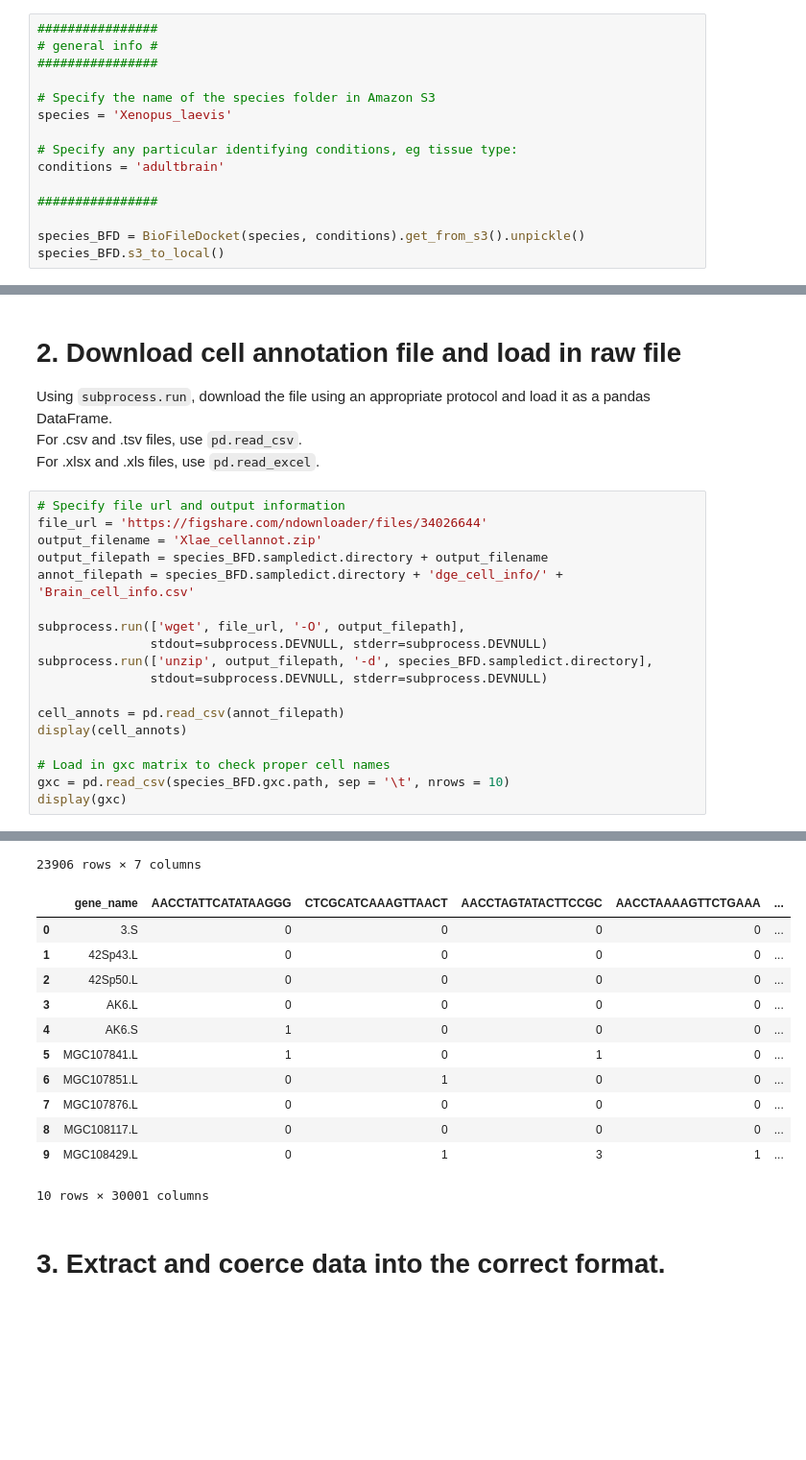
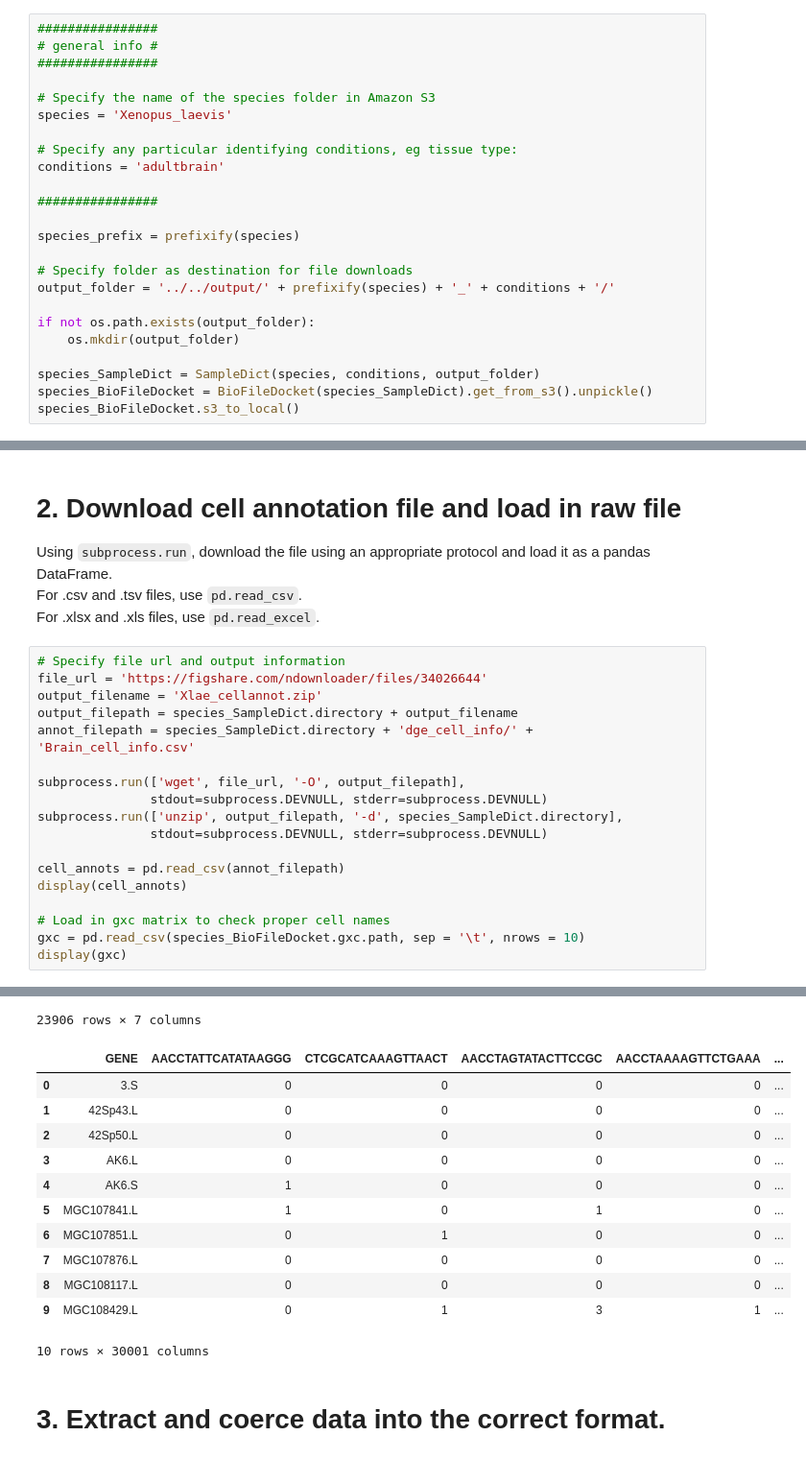
Before and after one commit to Arcadia-Science/glial-origins, a Jupyter notebook: notebooks/Xlae_adultbrain/a_Xlae_adultbrain_cellannot_downloading.ipynb, the cells around one changed output, grey strips where cells are left out. Shown at 96% size. Cells and saved outputs as stored; diff of their text form; blank space fills up the shorter version.

```diff
--- a/notebooks/Xlae_adultbrain/a_Xlae_adultbrain_cellannot_downloading.ipynb
+++ b/notebooks/Xlae_adultbrain/a_Xlae_adultbrain_cellannot_downloading.ipynb
@@ -58,6 +61,15 @@ conditions = 'adultbrain'
 
 ################
 
-species_BFD = BioFileDocket(species, conditions).get_from_s3().unpickle()
-species_BFD.s3_to_local()
+species_prefix = prefixify(species)
+
+# Specify folder as destination for file downloads
+output_folder = '../../output/' + prefixify(species) + '_' + conditions + '/'
+
+if not os.path.exists(output_folder):
+    os.mkdir(output_folder)
+
+species_SampleDict = SampleDict(species, conditions, output_folder)
+species_BioFileDocket = BioFileDocket(species_SampleDict).get_from_s3().unpickle()
+species_BioFileDocket.s3_to_local()
 # %% [output]
@@ -89,36 +97,36 @@ For .xlsx and .xls files, use `pd.read_excel`.
 # %%
 # Specify file url and output information
 file_url = 'https://figshare.com/ndownloader/files/34026644'
 output_filename = 'Xlae_cellannot.zip'
-output_filepath = species_BFD.sampledict.directory + output_filename
-annot_filepath = species_BFD.sampledict.directory + 'dge_cell_info/' + 'Brain_cell_info.csv'
+output_filepath = species_SampleDict.directory + output_filename
+annot_filepath = species_SampleDict.directory + 'dge_cell_info/' + 'Brain_cell_info.csv'
 
 subprocess.run(['wget', file_url, '-O', output_filepath],
                stdout=subprocess.DEVNULL, stderr=subprocess.DEVNULL)
-subprocess.run(['unzip', output_filepath, '-d', species_BFD.sampledict.directory],
+subprocess.run(['unzip', output_filepath, '-d', species_SampleDict.directory],
                stdout=subprocess.DEVNULL, stderr=subprocess.DEVNULL)
 
 cell_annots = pd.read_csv(annot_filepath)
 display(cell_annots)
 
 # Load in gxc matrix to check proper cell names
-gxc = pd.read_csv(species_BFD.gxc.path, sep = '\t', nrows = 10)
+gxc = pd.read_csv(species_BioFileDocket.gxc.path, sep = '\t', nrows = 10)
 display(gxc)
 # %% [output]
 |  | Unnamed: 0 | tSNE_1 | tSNE_2 | cluster | stage | celltype | cellID |
 | 0 | Brain1_3.25.CTGTGTGATCTTGTGGTA | -25.083085 | -1.615592 | 6 | Adult | GABAergic neuron_tac1 high | Brain1_3.25.CTGTGTGATCTTGTGGTA |
 | 1 | Brain1_3.25.ACAATACCTAGAAATAAA | -41.017949 | 17.559271 | 2 | Adult | Myelinating oligodendrocyte proge... | Brain1_3.25.ACAATACCTAGAAATAAA |
 | 2 | Brain1_3.25.TGCGGATAGAGACCTTTC | -12.190198 | -3.974513 | 19 | Adult | Excitatory neuron_zbtb18 high | Brain1_3.25.TGCGGATAGAGACCTTTC |
 | 3 | Brain1_3.25.GAGGAGATGGCGCGAGTA | -10.871158 | -0.184952 | 19 | Adult | Excitatory neuron_zbtb18 high | Brain1_3.25.GAGGAGATGGCGCGAGTA |
 | 4 | Brain1_3.25.TTAACTAAAGTTAACGCC | -10.116023 | -0.098181 | 19 | Adult | Excitatory neuron_zbtb18 high | Brain1_3.25.TTAACTAAAGTTAACGCC |
 | ... | ... | ... | ... | ... | ... | ... | ... |
 | 23901 | Brain4_4.25.ATCAACTGAAGCGCGTGC | 46.084537 | -6.320718 | 12 | Adult | Thyrotroph cell | Brain4_4.25.ATCAACTGAAGCGCGTGC |
 | 23902 | Brain4_4.25.TGCAATGCGTGCAAAGTT | 16.626571 | 9.189624 | 15 | Adult | Growth hormone cell_Rp high | Brain4_4.25.TGCAATGCGTGCAAAGTT |
 | 23903 | Brain4_4.25.GCTCAAAACCTAGCGTGC | -10.361278 | 23.647850 | 1 | Adult | Gonadotroph cell_cga high | Brain4_4.25.GCTCAAAACCTAGCGTGC |
 | 23904 | Brain4_4.25.TCGTAACGTATTGCGTGC | -14.885559 | 18.001137 | 1 | Adult | Gonadotroph cell_cga high | Brain4_4.25.TCGTAACGTATTGCGTGC |
 | 23905 | Brain4_4.25.CCGACGCTGAAAGCGTGC | 3.604502 | 38.282519 | 1 | Adult | Gonadotroph cell_cga high | Brain4_4.25.CCGACGCTGAAAGCGTGC |
 23906 rows × 7 columns
-|  | gene_name | AACCTATTCATATAAGGG | CTCGCATCAAAGTTAACT | AACCTAGTATACTTCCGC | AACCTAAAAGTTCTGAAA | ... |
+|  | GENE | AACCTATTCATATAAGGG | CTCGCATCAAAGTTAACT | AACCTAGTATACTTCCGC | AACCTAAAAGTTCTGAAA | ... |
 | 0 | 3.S | 0 | 0 | 0 | 0 | ... |
 | 1 | 42Sp43.L | 0 | 0 | 0 | 0 | ... |
 | 2 | 42Sp50.L | 0 | 0 | 0 | 0 | ... |
```
Also changed, not shown: parts of 4 cells of this notebook, 3 other files.
